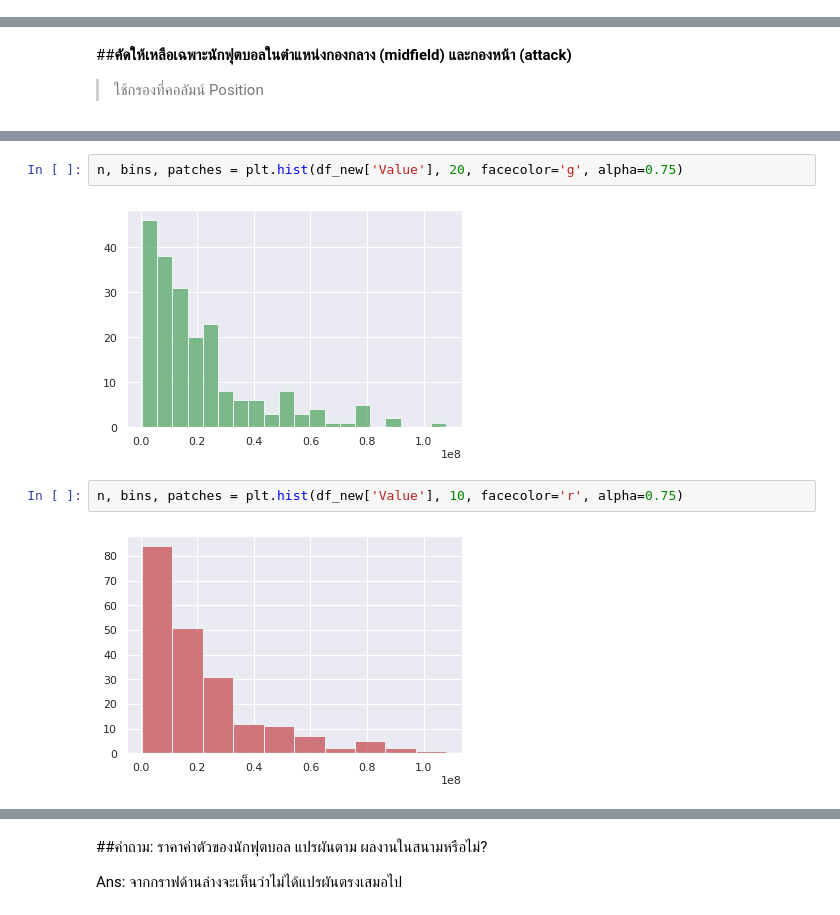
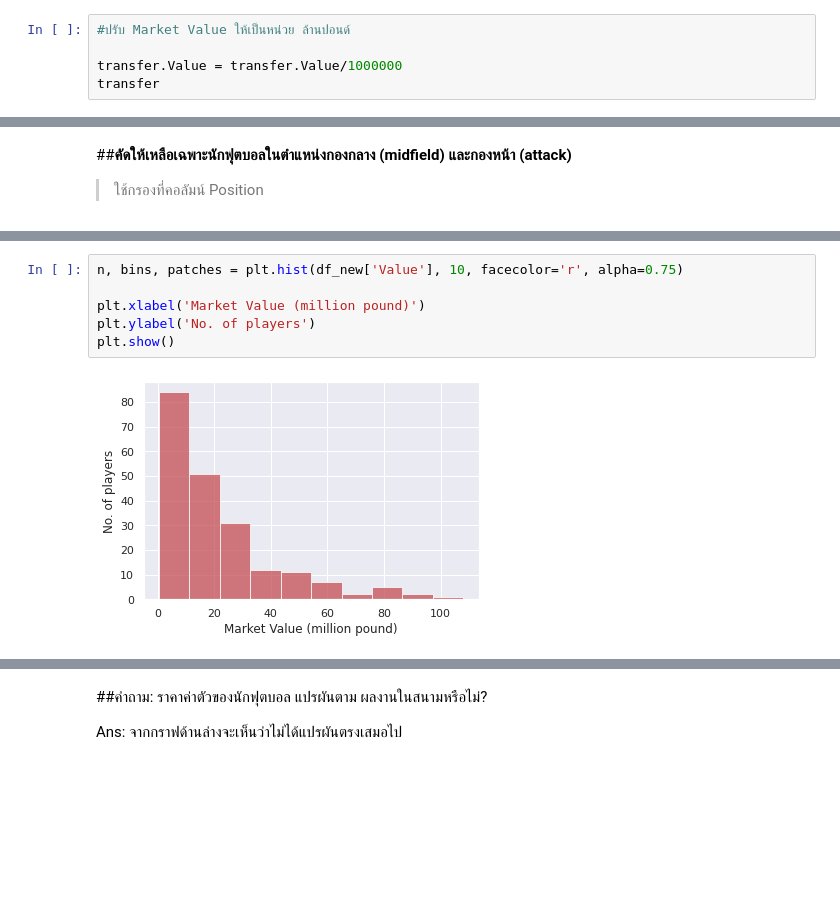
Before and after one commit to TheAmericanoO/Mini-Project-DADS5001, a Jupyter notebook: Mini_Project_6420422023.ipynb, the cells around one changed output, grey strips where cells are left out. Saved outputs shown, nothing was run; the diff lists cells and outputs as text; blank space fills up the shorter version.

```diff
--- a/Mini_Project_6420422023.ipynb
+++ b/Mini_Project_6420422023.ipynb
@@ -156,3 +156,8 @@ memory usage: 186.0+ KB
 | 2 | Harry Kane | Tottenham Hotspur | 28 | attack | England | Europe | 108000000 | 3 | Premier League |
 | 3 | Jadon Sancho | Manchester United | 21 | attack | England | Europe | 90000000 | 5 | Premier League |
 | 4 | Mohamed Salah | Liverpool FC | 29 | attack | Egypt | Africa | 90000000 | 2 | Premier League |
+# %%
+#ปรับ Market Value ให้เป็นหน่วย ล้านปอนด์
+
+transfer.Value = transfer.Value/1000000
+transfer
@@ -233,8 +268,8 @@ df_new['Position'].value_counts().plot.bar()
 # %%
-n, bins, patches = plt.hist(df_new['Value'], 20, facecolor='g', alpha=0.75)
+n, bins, patches = plt.hist(df_new['Value'], 10, facecolor='r', alpha=0.75)
+
+plt.xlabel('Market Value (million pound)')
+plt.ylabel('No. of players')
+plt.show()
 # %% [output]
-[figure, old version]
+[figure, new version]
-# %%
-n, bins, patches = plt.hist(df_new['Value'], 10, facecolor='r', alpha=0.75)
-# %% [output]
-[figure, removed]
```
Also changed, not shown: parts of 16 cells of this notebook.
